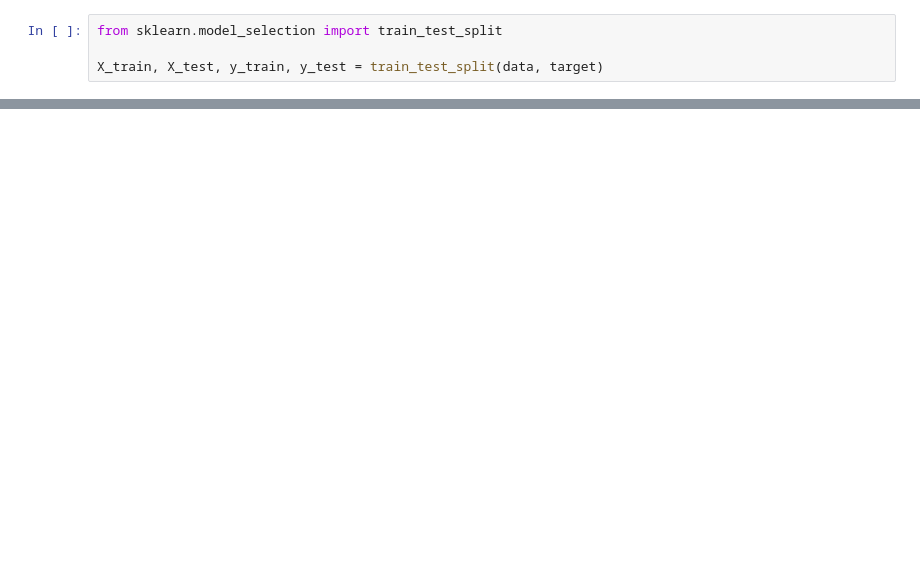
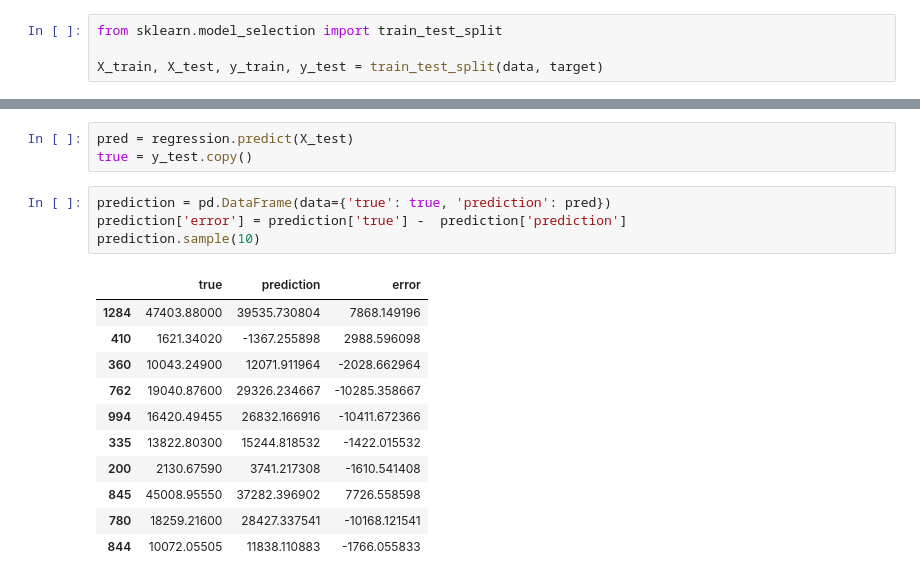
Before and after one commit to klaudiajsk/machine-learning-I, a Jupyter notebook: linear_regression.ipynb, the cells around one changed output, grey strips where cells are left out. Saved outputs shown, nothing was run; the diff lists cells and outputs as text; blank space fills up the shorter version.

```diff
--- a/linear_regression.ipynb
+++ b/linear_regression.ipynb
@@ -67,0 +190,19 @@ print(f'R2 score: {regression.score(X_test, y_test):.2f}')
+# %%
+pred = regression.predict(X_test)
+true = y_test.copy()
+# %%
+prediction = pd.DataFrame(data={'true': true, 'prediction': pred})
+prediction['error'] = prediction['true'] -  prediction['prediction']
+prediction.sample(10)
+# %% [output]
+|  | true | prediction | error |
+| 1284 | 47403.88000 | 39535.730804 | 7868.149196 |
+| 410 | 1621.34020 | -1367.255898 | 2988.596098 |
+| 360 | 10043.24900 | 12071.911964 | -2028.662964 |
+| 762 | 19040.87600 | 29326.234667 | -10285.358667 |
+| 994 | 16420.49455 | 26832.166916 | -10411.672366 |
+| 335 | 13822.80300 | 15244.818532 | -1422.015532 |
+| 200 | 2130.67590 | 3741.217308 | -1610.541408 |
+| 845 | 45008.95550 | 37282.396902 | 7726.558598 |
+| 780 | 18259.21600 | 28427.337541 | -10168.121541 |
+| 844 | 10072.05505 | 11838.110883 | -1766.055833 |
```
Also changed, not shown: parts of 15 cells of this notebook.
